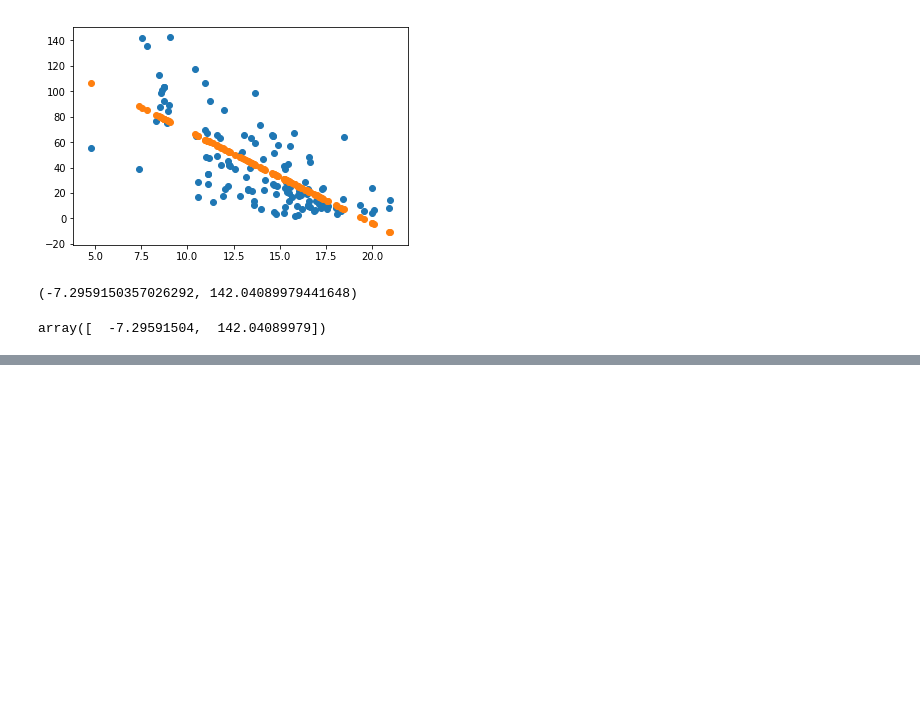
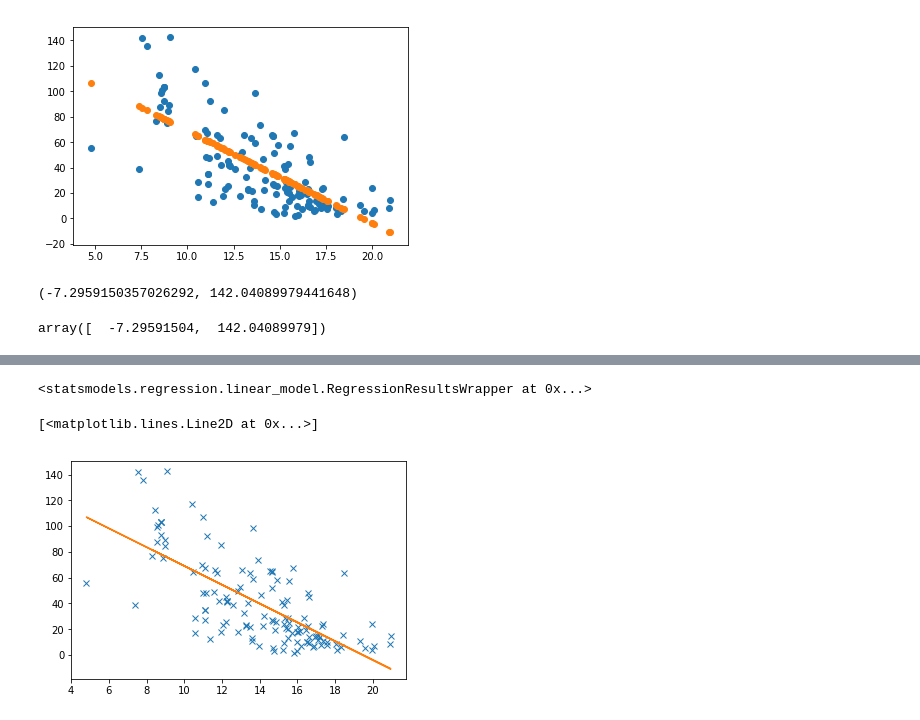
Before and after one commit to matthew-brett/les-pilot, a Jupyter notebook: on_correlation.ipynb, the cells around one changed output, grey strips where cells are left out. Drawn from its saved outputs; the diff is of its cells as text; code cells hidden in the pictures; blank space fills up the shorter version.

```diff
--- a/on_correlation.ipynb
+++ b/on_correlation.ipynb
@@ -301,0 +345,6 @@ array([  -7.29591504,  142.04089979])
+# %%
+import statsmodels.formula.api as smf
+mod = smf.ols(formula='fertility ~ school', data=df)
+# %%
+fit = mod.fit()
+fit.summary()
@@ -301,0 +369,4 @@ array([  -7.29591504,  142.04089979])
+# %%
+fit
+# %% [output]
+<statsmodels.regression.linear_model.RegressionResultsWrapper at 0x...>
@@ -301,0 +375,6 @@ array([  -7.29591504,  142.04089979])
+# %%
+plt.plot(school, fertility, 'x')
+plt.plot(school, fit.fittedvalues, '-')
+# %% [output]
+[<matplotlib.lines.Line2D at 0x...>]
+[figure, added]
```
Also changed, not shown: parts of 10 cells of this notebook, 2 other files.
